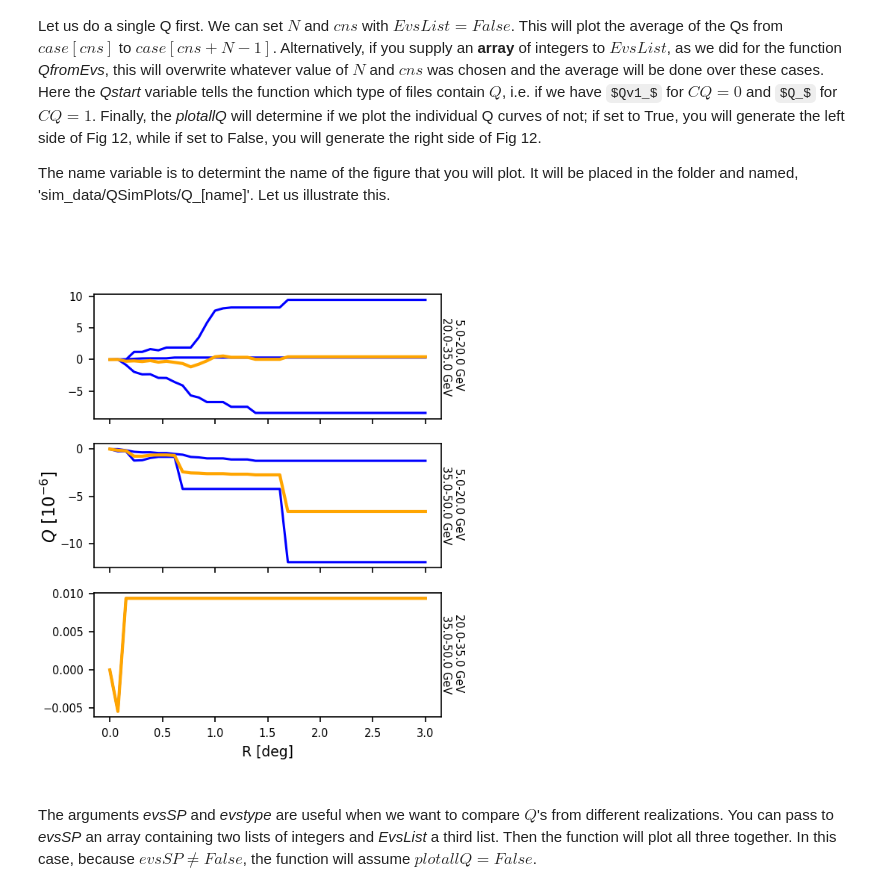
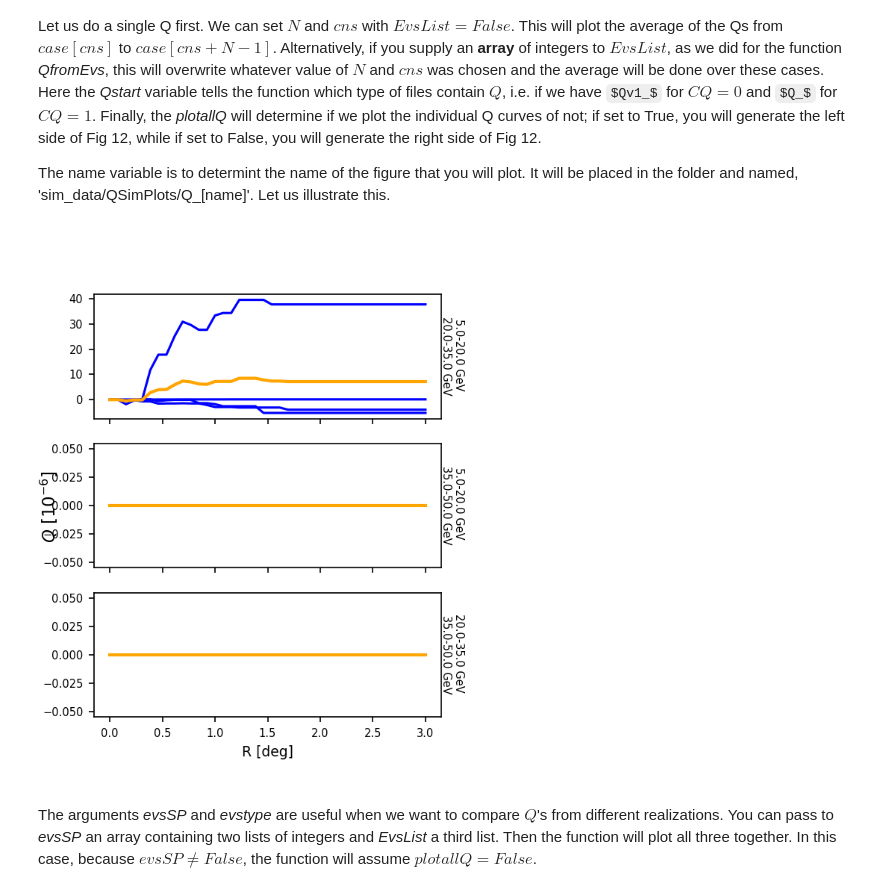
Before and after one commit to fdupless/halomorp, a Jupyter notebook: README_notebook.ipynb, the cells around one changed output. Drawn from its saved outputs; the diff is of its cells as text; code cells hidden in the pictures; some formulas as TeX source.

```diff
--- a/README_notebook.ipynb
+++ b/README_notebook.ipynb
@@ -176,11 +201,11 @@ Let us do a single Q first. We can set $N$ and $cns$ with $EvsList=False$. This
 
 The name variable is to determint the name of the figure that you will plot. It will be placed in the folder and named, 'sim_data/QSimPlots/Q_[name]'. Let us illustrate this.
 # %%
-array=[10,12,13,14]
+array=[100,102,103,104]
 es.QsPlot(N=2,cns=100,name='_',plotallQ=True,Qstart='Q_',EvsList=array,evsSP=False,evstype='hel')
 Image.open("sim_data/QSimPlots/Q__.png")
 # %% [output]
-[figure, old version]
+[figure, new version]
 # %% [markdown]
 
 The arguments *evsSP* and *evstype* are useful when we want to compare $Q$'s from different realizations. You can pass to *evsSP* an array containing two lists of integers and *EvsList* a third list. Then the function will plot all three together. In this case, because $evsSP\ne False$, the function will assume $plotallQ=False$.
```
Also changed, not shown: parts of 27 cells of this notebook, 13 other files.
